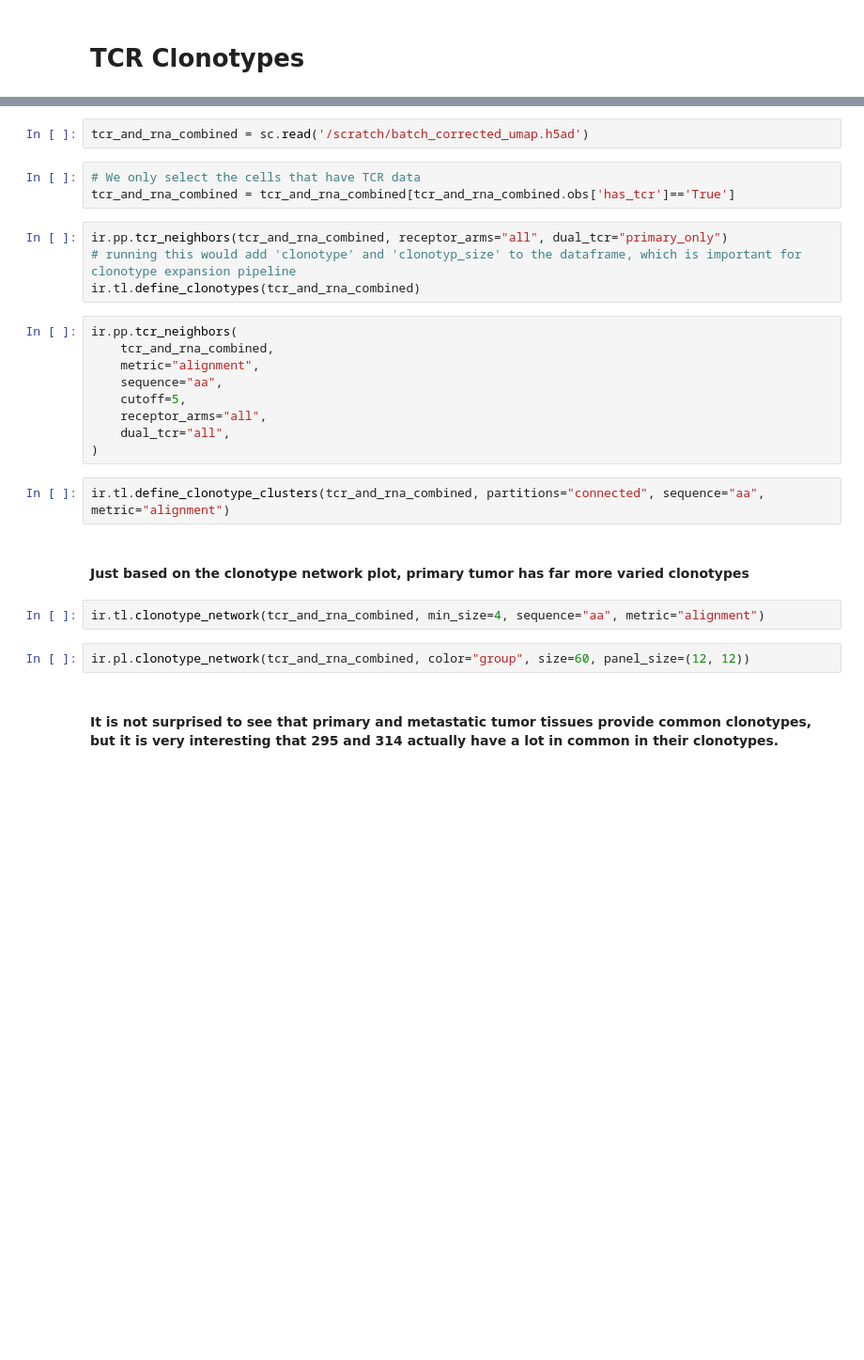
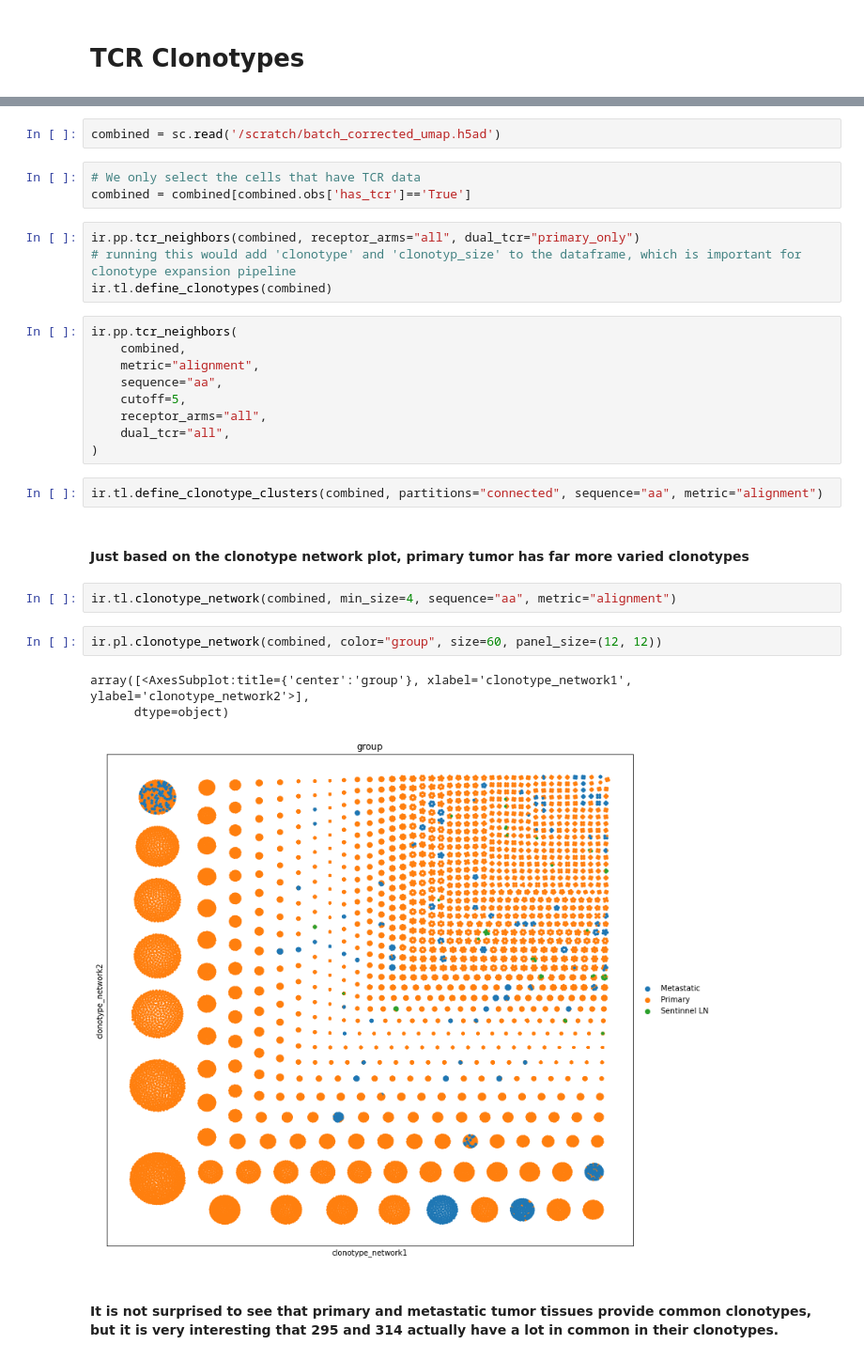
Before and after one commit to duke-chsi-informatics/iyer_tumor, a Jupyter notebook: part7_TCR_Clonotypes.ipynb, the cells around one changed output, grey strips where cells are left out. Shown at 94% size. Drawn from its saved outputs; the diff is of its cells as text; blank space fills up the shorter version.

```diff
--- a/part7_TCR_Clonotypes.ipynb
+++ b/part7_TCR_Clonotypes.ipynb
@@ -20,17 +21,17 @@ warnings.filterwarnings("ignore", category=NumbaPerformanceWarning)
 # suppress "storing XXX as categorical" warnings.
 anndata.logging.anndata_logger.setLevel("ERROR")
 # %%
-tcr_and_rna_combined = sc.read('/scratch/batch_corrected_umap.h5ad')
+combined = sc.read('/scratch/batch_corrected_umap.h5ad')
 # %%
 # We only select the cells that have TCR data
-tcr_and_rna_combined = tcr_and_rna_combined[tcr_and_rna_combined.obs['has_tcr']=='True']
+combined = combined[combined.obs['has_tcr']=='True']
 # %%
-ir.pp.tcr_neighbors(tcr_and_rna_combined, receptor_arms="all", dual_tcr="primary_only")
+ir.pp.tcr_neighbors(combined, receptor_arms="all", dual_tcr="primary_only")
 # running this would add 'clonotype' and 'clonotyp_size' to the dataframe, which is important for clonotype expansion pipeline
-ir.tl.define_clonotypes(tcr_and_rna_combined)
+ir.tl.define_clonotypes(combined)
 # %%
 ir.pp.tcr_neighbors(
-    tcr_and_rna_combined,
+    combined,
     metric="alignment",
     sequence="aa",
     cutoff=5,
@@ -38,13 +39,17 @@ ir.pp.tcr_neighbors(
     dual_tcr="all",
 )
 # %%
-ir.tl.define_clonotype_clusters(tcr_and_rna_combined, partitions="connected", sequence="aa", metric="alignment")
+ir.tl.define_clonotype_clusters(combined, partitions="connected", sequence="aa", metric="alignment")
 # %% [markdown]
 #### Just based on the clonotype network plot, primary tumor has far more varied clonotypes
 # %%
-ir.tl.clonotype_network(tcr_and_rna_combined, min_size=4, sequence="aa", metric="alignment")
+ir.tl.clonotype_network(combined, min_size=4, sequence="aa", metric="alignment")
 # %%
-ir.pl.clonotype_network(tcr_and_rna_combined, color="group", size=60, panel_size=(12, 12))
+ir.pl.clonotype_network(combined, color="group", size=60, panel_size=(12, 12))
+# %% [output]
+array([<AxesSubplot:title={'center':'group'}, xlabel='clonotype_network1', ylabel='clonotype_network2'>],
+      dtype=object)
+[figure, added]
 # %% [markdown]
 #### It is not surprised to see that primary and metastatic tumor tissues provide common clonotypes, but it is very interesting that 295 and 314 actually have a lot in common in their clonotypes.
 # %%
```
Also changed, not shown: parts of 30 cells of this notebook, 3 other files.
